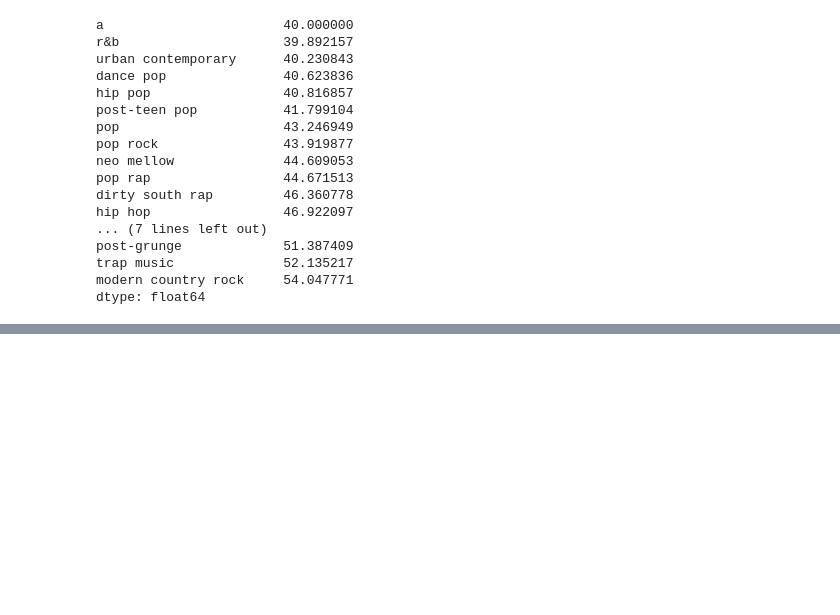
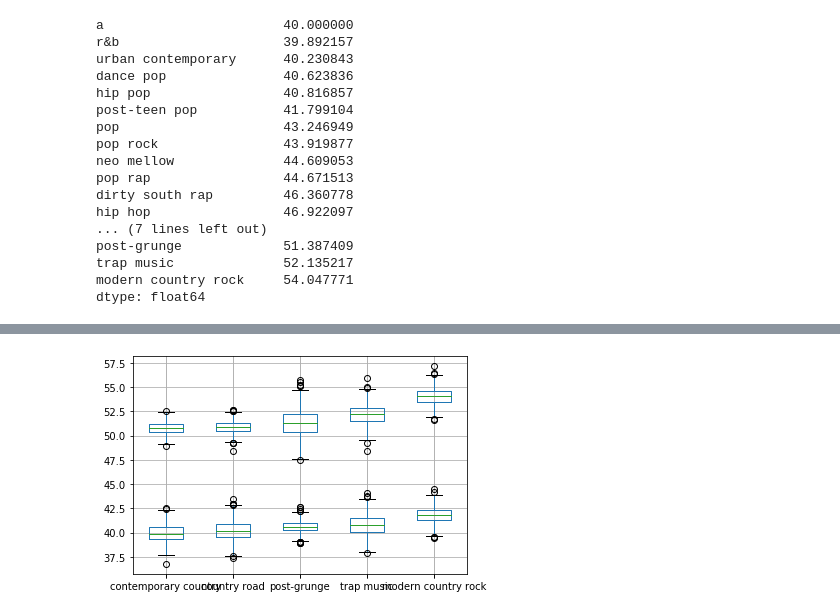
Before and after one commit to mibrahimfm/TP-ICD, a Jupyter notebook: nbs/testes_hipoteses_intervalos_confianca.ipynb, the cells around one changed output, grey strips where cells are left out. Drawn from its saved outputs; the diff is of its cells as text; code cells hidden in the pictures; blank space fills up the shorter version.

Commit message:
Gera boxplot para avaliar impacto do gênero

```diff
--- a/nbs/testes_hipoteses_intervalos_confianca.ipynb
+++ b/nbs/testes_hipoteses_intervalos_confianca.ipynb
@@ -148,0 +149,4 @@ plt.show()
+# %%
+bootstrap_top5 = bootstrap_result.loc[:, real_peak_pos.index[1:6]]
+bootstrap_bottom5 = bootstrap_result.loc[:, real_peak_pos.index[-5:]]
+bootstrap_top5
@@ -148,0 +172,7 @@ plt.show()
+# %%
+bootstrap_top5.boxplot()
+bootstrap_bottom5.boxplot()
+
+plt.show()
+# %% [output]
+[figure, added]
```
Also changed, not shown: parts of 4 cells of this notebook.
